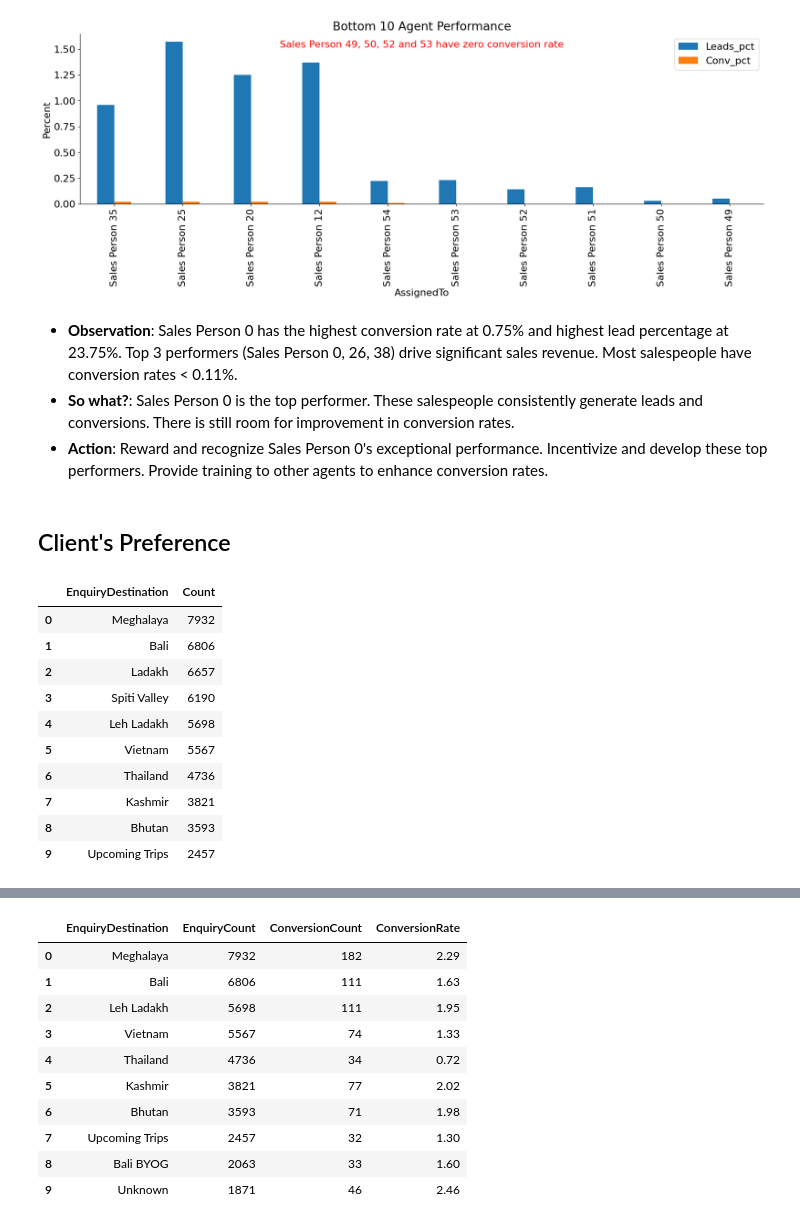
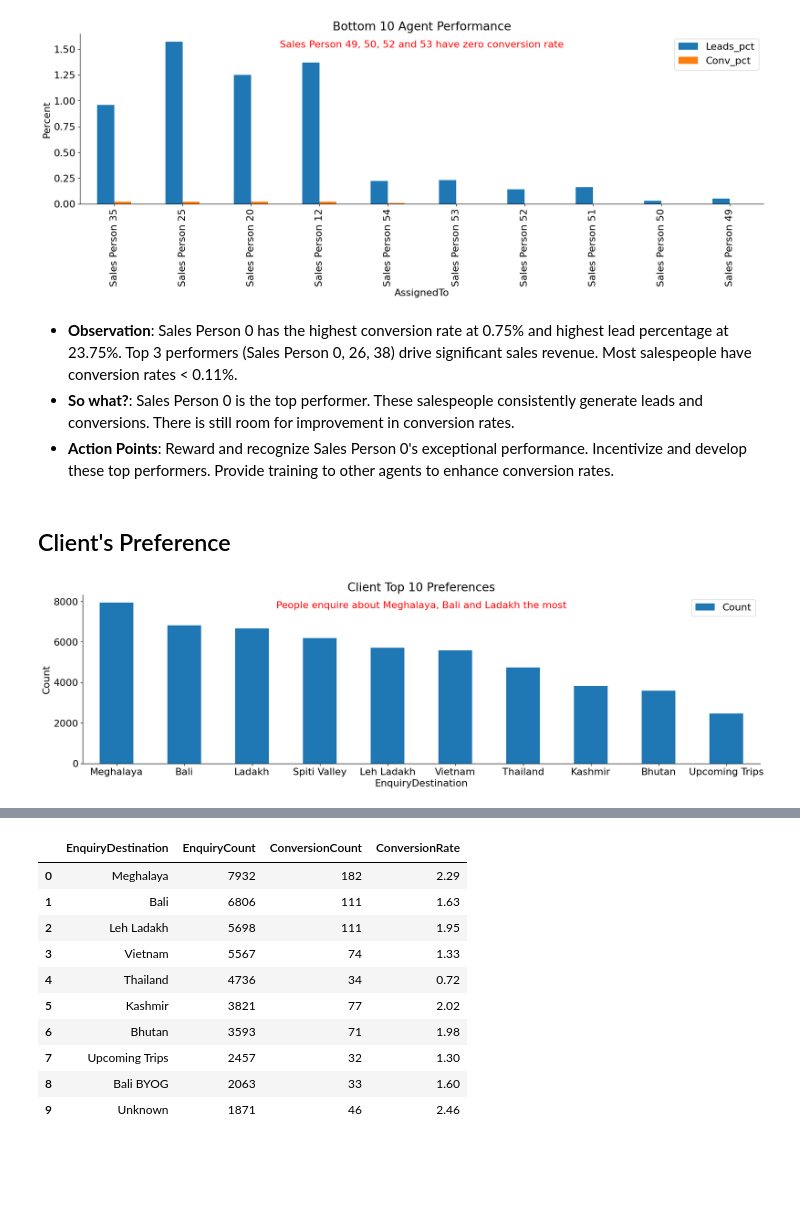
Before and after one commit to dakshbhatnagar/projects, a Jupyter notebook: sales_conversions/conversions.ipynb, the cells around one changed output, grey strips where cells are left out. Saved outputs shown, nothing was run; the diff lists cells and outputs as text; code cells hidden in the pictures; blank space fills up the shorter version.

```diff
--- a/sales_conversions/conversions.ipynb
+++ b/sales_conversions/conversions.ipynb
@@ -251,33 +248,31 @@ plt.show()
 # %% [markdown]
 - **Observation**: Sales Person 0 has the highest conversion rate at 0.75% and highest lead percentage at 23.75%. Top 3 performers (Sales Person 0, 26, 38) drive significant sales revenue. Most salespeople have conversion rates < 0.11%.
 - **So what?**: Sales Person 0 is the top performer. These salespeople consistently generate leads and conversions. There is still room for improvement in conversion rates.
-- **Action**: Reward and recognize Sales Person 0's exceptional performance. Incentivize and develop these top performers. Provide training  to other agents to enhance conversion rates.
+- **Action Points**: Reward and recognize Sales Person 0's exceptional performance. Incentivize and develop these top performers. Provide training  to other agents to enhance conversion rates.
 # %% [markdown]
 ## Client's Preference
 # %%
 query = '''
 select EnquiryDestination,
       count(*) as Count
 from travels
 where EnquiryDestination is not null
 group by 1
 order by 2 desc
 limit 10
 '''
 enquiry_df = pd.read_sql(query, conn)
-enquiry_df
+enquiry_df.set_index('EnquiryDestination').tail(10).plot(kind='bar',
+                                  title='Client Top 10 Preferences')
+plt.text(0.5, 0.92, "People enquire about Meghalaya, Bali and Ladakh the most",
+         color='red',
+         ha='center',
+         transform=plt.gca().transAxes)
+plt.ylabel('Count')
+plt.xticks(rotation=0)
+plt.show()
 # %% [output]
-|  | EnquiryDestination | Count |
-| 0 | Meghalaya | 7932 |
-| 1 | Bali | 6806 |
-| 2 | Ladakh | 6657 |
-| 3 | Spiti Valley | 6190 |
-| 4 | Leh Ladakh | 5698 |
-| 5 | Vietnam | 5567 |
-| 6 | Thailand | 4736 |
-| 7 | Kashmir | 3821 |
-| 8 | Bhutan | 3593 |
-| 9 | Upcoming Trips | 2457 |
+[figure, added]
 # %% [markdown]
 Observation:
 
```
Also changed, not shown: parts of 15 cells of this notebook, 2 other files.
